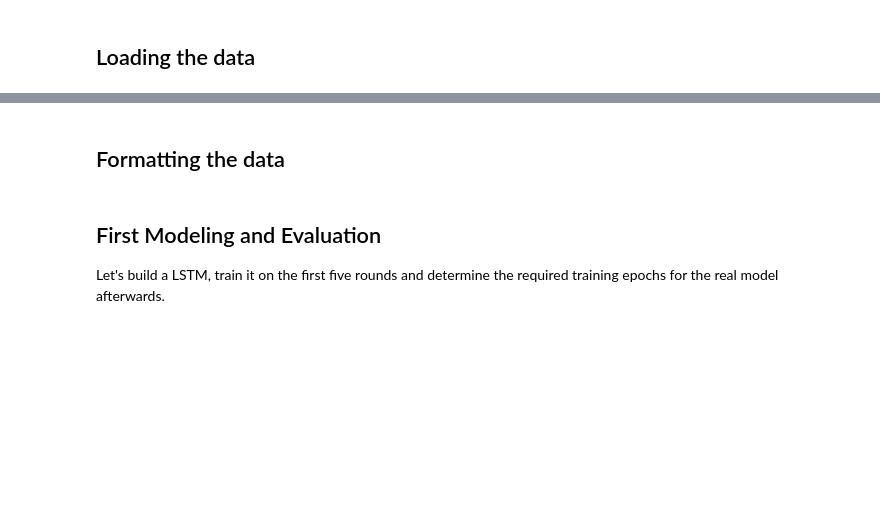
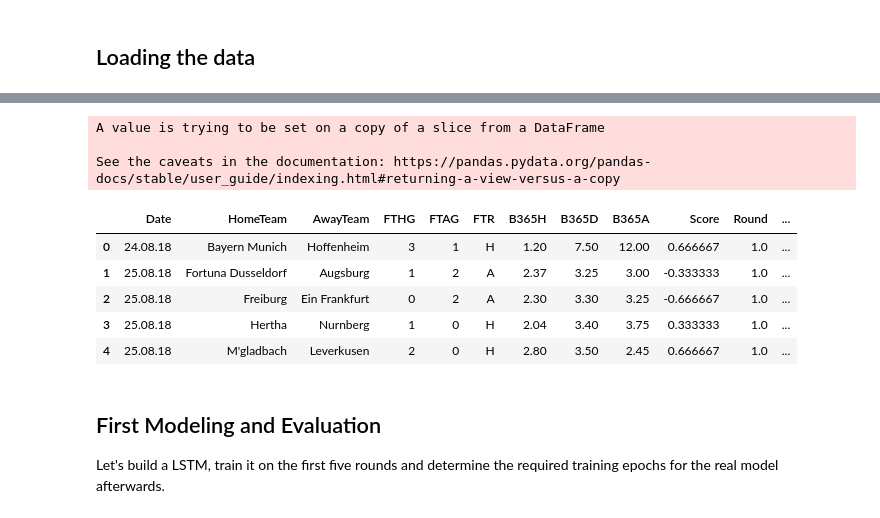
Before and after one commit to guggio/soccer_bets, a Jupyter notebook: BettingBot.ipynb, the cells around one changed output, grey strips where cells are left out. Saved outputs shown, nothing was run; the diff lists cells and outputs as text; code cells hidden in the pictures; blank space fills up the shorter version.

```diff
--- a/BettingBot.ipynb
+++ b/BettingBot.ipynb
@@ -60,13 +76,16 @@ data.head()
 # %%
 data['Score'] = data['FTHG'] - data['FTAG']
 # %%
+# The bundesliga has 18 teams, thus every round consists of 9 games
 data['Round'] = np.zeros((len(data),1))
 
-int_round = 1
+current_round = 1
 for row in range(1,len(data)+1):
-  data['Round'][row-1] = int_round
+  data['Round'][row-1] = current_round
   if (row % 9) == 0:
-    int_round += 1
+    current_round += 1
+# %% [output]
+A value is trying to be set on a copy of a slice from a DataFrame
+
+See the caveats in the documentation: https://pandas.pydata.org/pandas-docs/stable/user_guide/indexing.html#returning-a-view-versus-a-copy
-# %% [markdown]
-## Formatting the data
 # %%
@@ -92,3 +109,12 @@ used_data.head()
+# %%
+data.head()
+# %% [output]
+|  | Date | HomeTeam | AwayTeam | FTHG | FTAG | FTR | B365H | B365D | B365A | Score | Round | ... |
+| 0 | 24.08.18 | Bayern Munich | Hoffenheim | 3 | 1 | H | 1.20 | 7.50 | 12.00 | 0.666667 | 1.0 | ... |
+| 1 | 25.08.18 | Fortuna Dusseldorf | Augsburg | 1 | 2 | A | 2.37 | 3.25 | 3.00 | -0.333333 | 1.0 | ... |
+| 2 | 25.08.18 | Freiburg | Ein Frankfurt | 0 | 2 | A | 2.30 | 3.30 | 3.25 | -0.666667 | 1.0 | ... |
+| 3 | 25.08.18 | Hertha | Nurnberg | 1 | 0 | H | 2.04 | 3.40 | 3.75 | 0.333333 | 1.0 | ... |
+| 4 | 25.08.18 | M'gladbach | Leverkusen | 2 | 0 | H | 2.80 | 3.50 | 2.45 | 0.666667 | 1.0 | ... |
 # %% [markdown]
 ## First Modeling and Evaluation
 Let's build a LSTM, train it on the first five rounds and determine the required training epochs for the real model afterwards.
```
Also changed, not shown: parts of 15 cells of this notebook.
